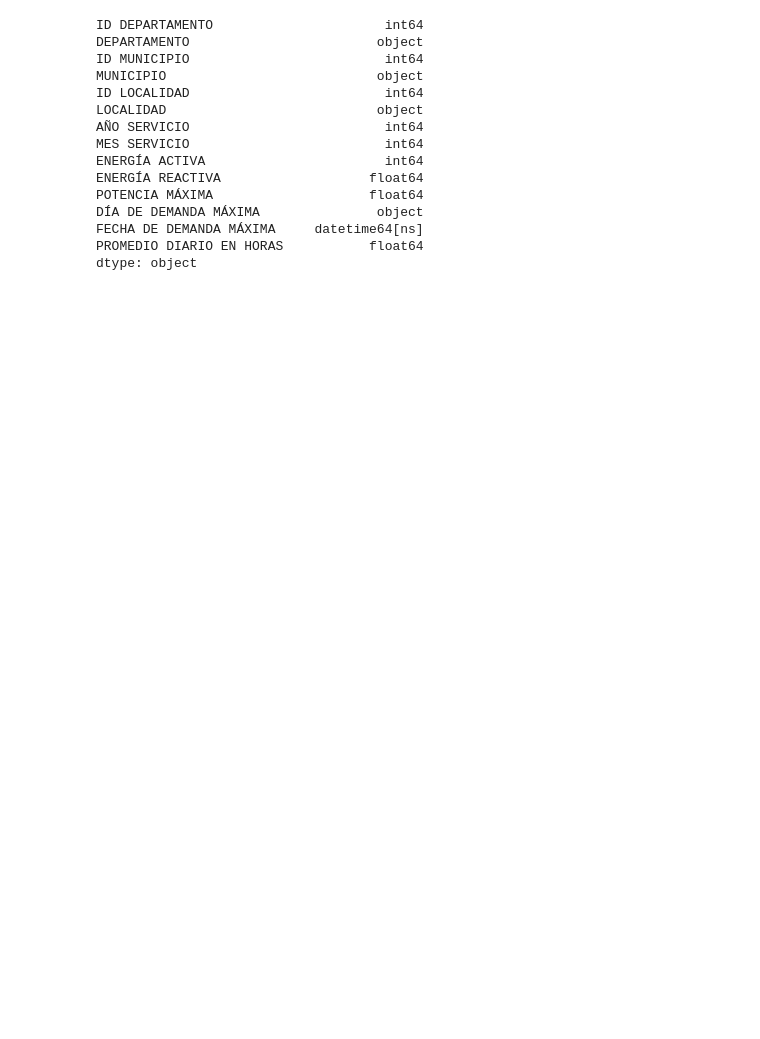
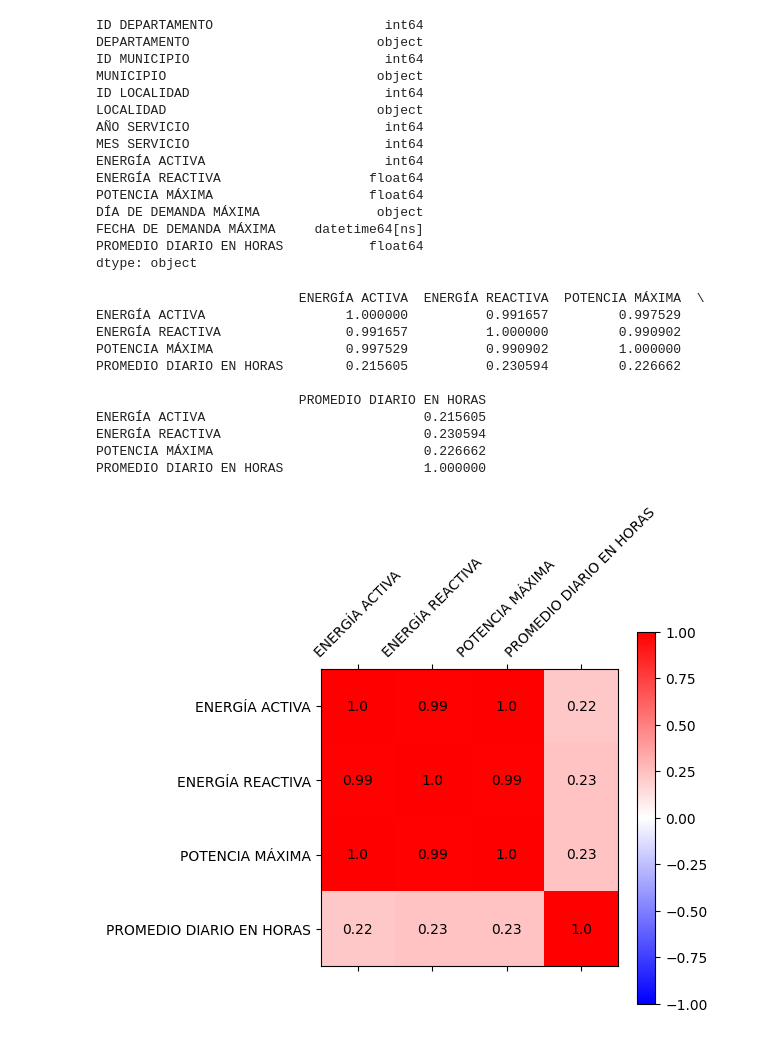
Before and after one commit to sebasflorezo/Proyecto-IA-Grupo-2, a Jupyter notebook: notebooks/Practica_Proyecto.ipynb, the cells around one changed output. Cells and saved outputs as stored; diff of their text form; code cells hidden in the pictures; blank space fills up the shorter version.

```diff
--- a/notebooks/Practica_Proyecto.ipynb
+++ b/notebooks/Practica_Proyecto.ipynb
@@ -635,3 +640,41 @@ DÍA DE DEMANDA MÁXIMA               object
 FECHA DE DEMANDA MÁXIMA     datetime64[ns]
 PROMEDIO DIARIO EN HORAS           float64
 dtype: object
+# %%
+import pandas as pd
+import matplotlib.pyplot as plt
+
+df_datos = pd.read_csv("../data/datosProyecto.csv")
+
+df_datos = df_datos.drop([
+    "DEPARTAMENTO", "MUNICIPIO", "LOCALIDAD", "DÍA DE DEMANDA MÁXIMA",
+    "FECHA DE DEMANDA MÁXIMA", "ID DEPATAMENTO", "ID MUNICIPIO",
+    "ID LOCALIDAD", "AÑO SERVICIO", "MES SERVICIO"
+], axis=1)
+
+matrizprueba = df_datos.corr()
+print(matrizprueba)
+
+plt.matshow(matrizprueba, cmap='bwr', vmin=-1, vmax=1)
+plt.xticks(range(len(df_datos.columns)), df_datos.columns, rotation=45)
+plt.yticks(range(len(df_datos.columns)), df_datos.columns)
+
+for i in range(len(matrizprueba.columns)):
+    for j in range(len(matrizprueba.columns)):
+        plt.text(i, j, round(matrizprueba.iloc[i, j], 2), ha='center', va='center')
+
+plt.colorbar()
+plt.show()
+# %% [output]
+                          ENERGÍA ACTIVA  ENERGÍA REACTIVA  POTENCIA MÁXIMA  \
+ENERGÍA ACTIVA                  1.000000          0.991657         0.997529
+ENERGÍA REACTIVA                0.991657          1.000000         0.990902
+POTENCIA MÁXIMA                 0.997529          0.990902         1.000000
+PROMEDIO DIARIO EN HORAS        0.215605          0.230594         0.226662
+
+                          PROMEDIO DIARIO EN HORAS
+ENERGÍA ACTIVA                            0.215605
+ENERGÍA REACTIVA                          0.230594
+POTENCIA MÁXIMA                           0.226662
+PROMEDIO DIARIO EN HORAS                  1.000000
+[figure, added]
```
Also changed, not shown: parts of 9 cells of this notebook, 1 other file.
